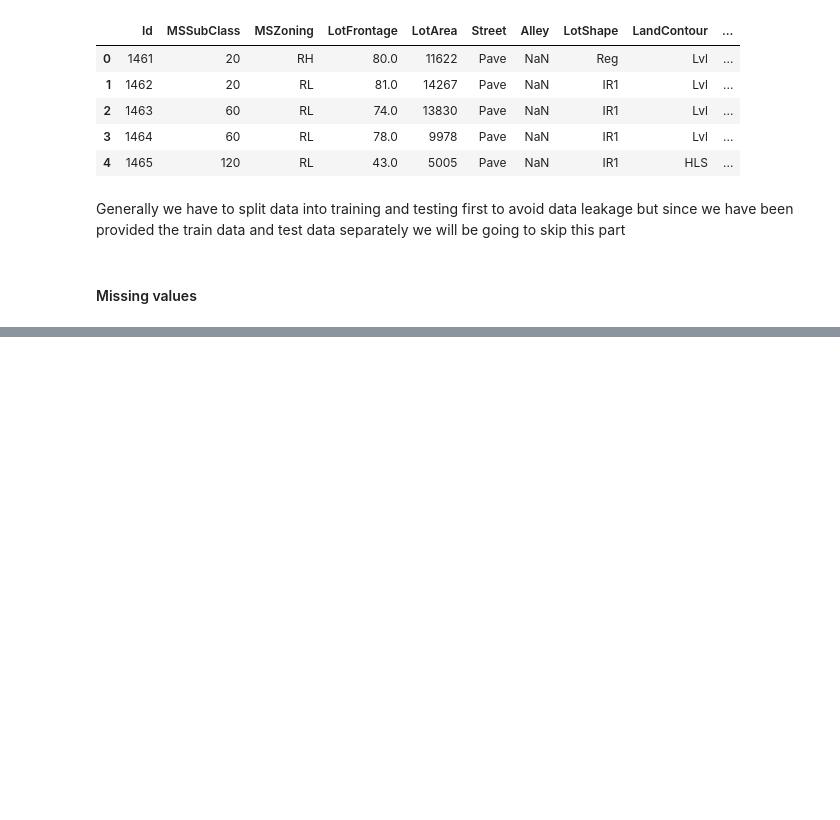
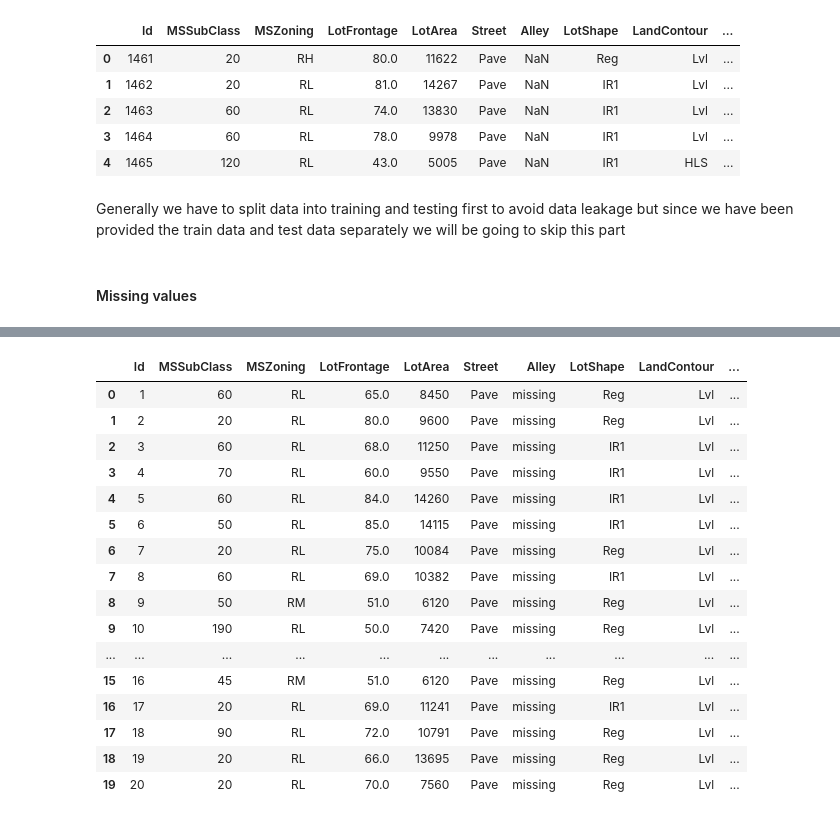
Before and after one commit to ShahulHam33d/House_price_prediction, a Jupyter notebook: FE-House_price_prediction.ipynb, the cells around one changed output, grey strips where cells are left out. Drawn from its saved outputs; the diff is of its cells as text; code cells hidden in the pictures; blank space fills up the shorter version.

```diff
--- a/FE-House_price_prediction.ipynb
+++ b/FE-House_price_prediction.ipynb
@@ -6,8 +6,8 @@ import pandas as pd
 import matplotlib.pyplot as plt
 import seaborn as sns
 # %%
-train = pd.read_csv("C:/Users/user/Desktop/kaggle competetion/house pricing/train.csv")
-test = pd.read_csv("C:/Users/user/Desktop/kaggle competetion/house pricing/test.csv")
+train = pd.read_csv("C:/Users/user/House prediction/train.csv")
+test = pd.read_csv("C:/Users/user/House prediction/test.csv")
 df_train = train.copy()
 df_test = test.copy()
 df = [df_train,df_test]
@@ -62,0 +98,16 @@ df_test["MSZ"].isnull().sum()
+# %%
+# now lets work with numerical values
+# note: tr means train data and tt means test data
+
+tr_num_nan = [feature for feature in df_train.columns if df_train[feature].isnull().sum()>0
+              and df_train[feature].dtype != "O"]
+print("train data:-")
+for feature in tr_num_nan:
+    print("{} : {} % missing values".format(feature,np.round(df_train[feature].isnull().mean(),4)))
+print("")
+
+tt_num_nan = [feature for feature in df_test.columns if df_test[feature].isnull().sum()>0
+              and df_test[feature].dtype != "O"]
+print("test data:-")
+for feature in tt_num_nan:
+    print("{} : {} % missing values".format(feature,np.round(df_test[feature].isnull().mean(),4)))
@@ -62,0 +132,20 @@ df_test["MSZ"].isnull().sum()
+# %%
+#replacing numerical missing values with median since it has outliers
+for feature in tr_num_nan:
+    median_value = df_train[feature].median()
+
+    # now lets create a new feature for better understanding of nan values
+    df_train[feature+"_nan"] = np.where(df_train[feature].isnull(),1,0)
+    df_train[feature].fillna(median_value,inplace=True)
+print("train_data:-")
+print(df_train[tr_num_nan].isnull().sum())
+print()
+
+for feature in tt_num_nan:
+    median_value = df_test[feature].median()
+
+    # now lets create a new feature for better understanding of nan values
+    df_test[feature+"_nan"] = np.where(df_test[feature].isnull(),1,0)
+    df_test[feature].fillna(median_value,inplace=True)
+print("test_data:-")
+print(df_test[tt_num_nan].isnull().sum())
@@ -62,0 +172,20 @@ df_test["MSZ"].isnull().sum()
+# %%
+df_train.head(20)
+# %% [output]
+|  | Id | MSSubClass | MSZoning | LotFrontage | LotArea | Street | Alley | LotShape | LandContour | ... |
+| 0 | 1 | 60 | RL | 65.0 | 8450 | Pave | missing | Reg | Lvl | ... |
+| 1 | 2 | 20 | RL | 80.0 | 9600 | Pave | missing | Reg | Lvl | ... |
+| 2 | 3 | 60 | RL | 68.0 | 11250 | Pave | missing | IR1 | Lvl | ... |
+| 3 | 4 | 70 | RL | 60.0 | 9550 | Pave | missing | IR1 | Lvl | ... |
+| 4 | 5 | 60 | RL | 84.0 | 14260 | Pave | missing | IR1 | Lvl | ... |
+| 5 | 6 | 50 | RL | 85.0 | 14115 | Pave | missing | IR1 | Lvl | ... |
+| 6 | 7 | 20 | RL | 75.0 | 10084 | Pave | missing | Reg | Lvl | ... |
+| 7 | 8 | 60 | RL | 69.0 | 10382 | Pave | missing | IR1 | Lvl | ... |
+| 8 | 9 | 50 | RM | 51.0 | 6120 | Pave | missing | Reg | Lvl | ... |
+| 9 | 10 | 190 | RL | 50.0 | 7420 | Pave | missing | Reg | Lvl | ... |
+| ... | ... | ... | ... | ... | ... | ... | ... | ... | ... | ... |
+| 15 | 16 | 45 | RM | 51.0 | 6120 | Pave | missing | Reg | Lvl | ... |
+| 16 | 17 | 20 | RL | 69.0 | 11241 | Pave | missing | IR1 | Lvl | ... |
+| 17 | 18 | 90 | RL | 72.0 | 10791 | Pave | missing | Reg | Lvl | ... |
+| 18 | 19 | 20 | RL | 66.0 | 13695 | Pave | missing | Reg | Lvl | ... |
+| 19 | 20 | 20 | RL | 70.0 | 7560 | Pave | missing | Reg | Lvl | ... |
```
Also changed, not shown: parts of 9 cells of this notebook.
